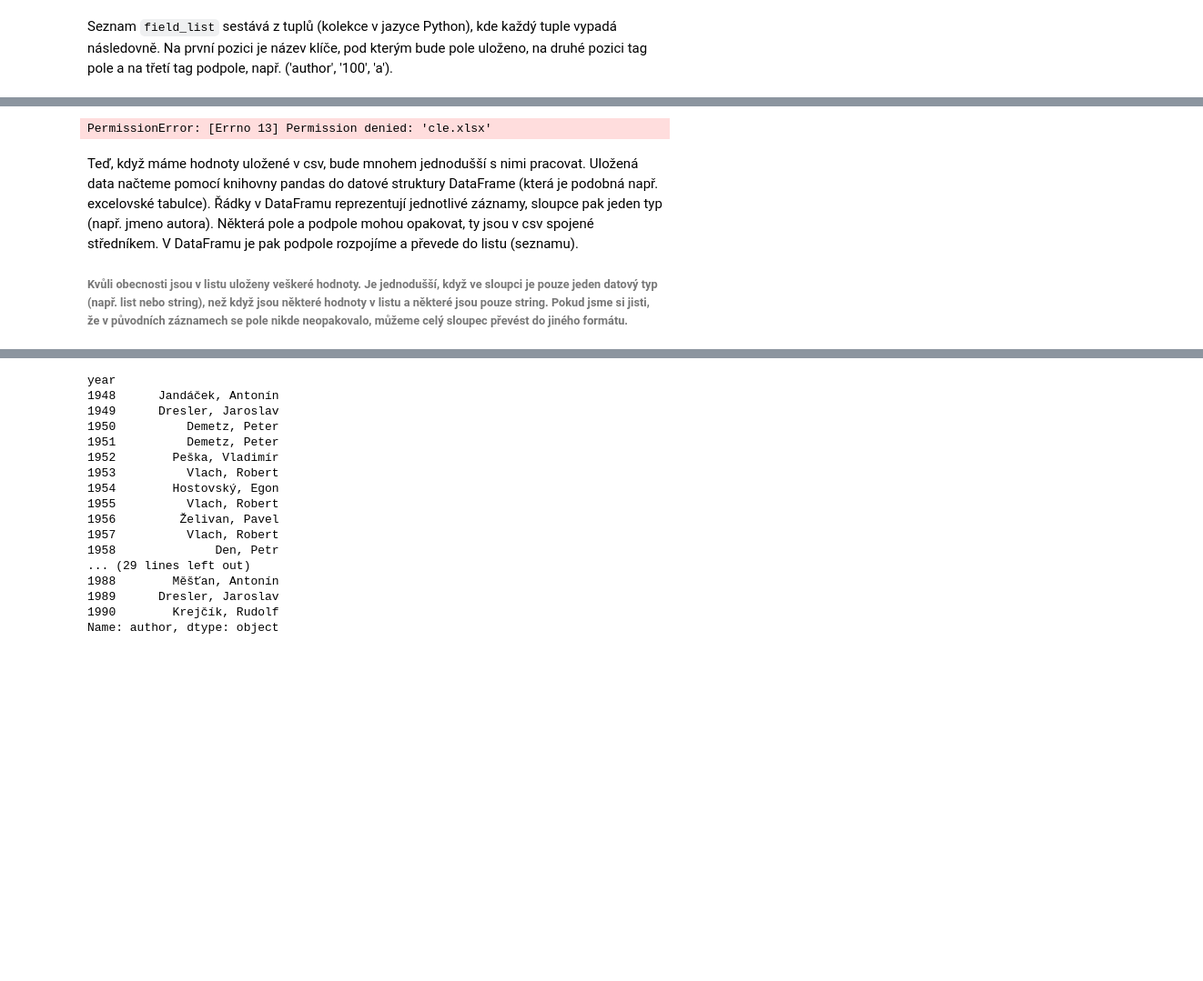
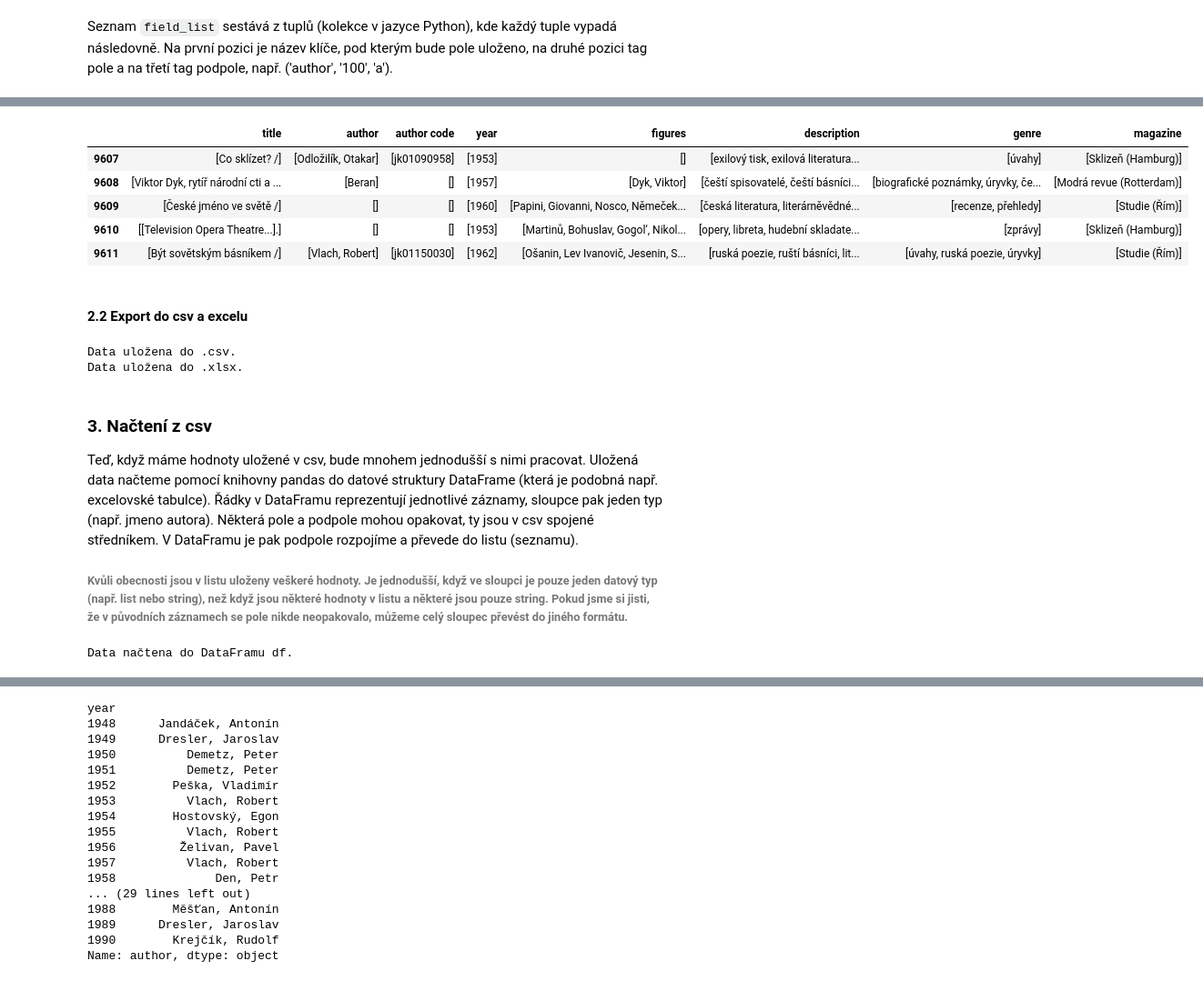
Before and after one commit to panuscha/DH-data-process, a Jupyter notebook: explore_data.ipynb, the cells around one changed output, grey strips where cells are left out. Shown at 91% size. Drawn from its saved outputs; the diff is of its cells as text; code cells hidden in the pictures; blank space fills up the shorter version.

```diff
--- a/explore_data.ipynb
+++ b/explore_data.ipynb
@@ -234,13 +247,36 @@ df.head()
+# %%
+# Vypise poslednich 5 zaznamu v DataFramu
+df.tail()
+# %% [output]
+|  | title | author | author code | year | figures | description | genre | magazine |
+| 9607 | [Co sklízet? /] | [Odložilík, Otakar] | [jk01090958] | [1953] | [] | [exilový tisk, exilová literatura... | [úvahy] | [Sklizeň (Hamburg)] |
+| 9608 | [Viktor Dyk, rytíř národní cti a ... | [Beran] | [] | [1957] | [Dyk, Viktor] | [čeští spisovatelé, čeští básníci... | [biografické poznámky, úryvky, če... | [Modrá revue (Rotterdam)] |
+| 9609 | [České jméno ve světě /] | [] | [] | [1960] | [Papini, Giovanni, Nosco, Němeček... | [česká literatura, literárněvědné... | [recenze, přehledy] | [Studie (Řím)] |
+| 9610 | [[Television Opera Theatre...].] | [] | [] | [1953] | [Martinů, Bohuslav, Gogol‘, Nikol... | [opery, libreta, hudební skladate... | [zprávy] | [Sklizeň (Hamburg)] |
+| 9611 | [Být sovětským básníkem /] | [Vlach, Robert] | [jk01150030] | [1962] | [Ošanin, Lev Ivanovič, Jesenin, S... | [ruská poezie, ruští básníci, lit... | [úvahy, ruská poezie, úryvky] | [Studie (Řím)] |
+# %% [markdown]
+#### 2.2 Export do csv a excelu
 # %%
+# Aby se nam list hodnot lepe ukladal, vytvorime z listu jeden string a jednotlive elementy spojime strednikem ';'
+for column in df.columns:
+    df[column] = df[column].apply(lambda x: ';'.join(x))
+
 # DataFrame ulozime do formatu csv
 df.to_csv(out, encoding = 'utf8', sep = ",", index=False)
+
+print("Data uložena do .csv.")
 
 # Soubor muzeme ulozit i jako excelovy soubor, se kterym dal muzeme pracovat v excelu
 with pd.ExcelWriter('cle.xlsx') as writer:
     df.to_excel(writer, index=False)
+
+print("Data uložena do .xlsx.")
 # %% [output]
-PermissionError: [Errno 13] Permission denied: 'cle.xlsx'
+Data uložena do .csv.
+Data uložena do .xlsx.
 # %% [markdown]
+### 3. Načtení z csv
+
 Teď, když máme hodnoty uložené v csv, bude mnohem jednodušší s nimi pracovat. Uložená data načteme pomocí knihovny pandas do datové struktury DataFrame (která je podobná např. excelovské tabulce). Řádky v DataFramu reprezentují jednotlivé záznamy, sloupce pak jeden typ (např. jmeno autora).
 Některá pole a podpole mohou opakovat, ty jsou  v csv spojené středníkem. V DataFramu je pak podpole rozpojíme a převede do listu (seznamu).
 
@@ -253,7 +289,11 @@ csv_data = 'data/csv/out_cle.csv'
 # Nacteni dat
 df = pd.read_csv(csv_data, delimiter=',')
 
+print("Data načtena do DataFramu df.")
+
 for column in df.columns:
     if df[column].dtype != 'int64':
         # Hodnoty spojene v jeden string zpatky rozdelime do listu, aby se nam s nim lepe pracovalo
         df[column] = df[column].apply(lambda x: x.split(';') if isinstance(x, str)  else [])
+# %% [output]
+Data načtena do DataFramu df.
```
Also changed, not shown: parts of 26 cells of this notebook, 3 other files.
